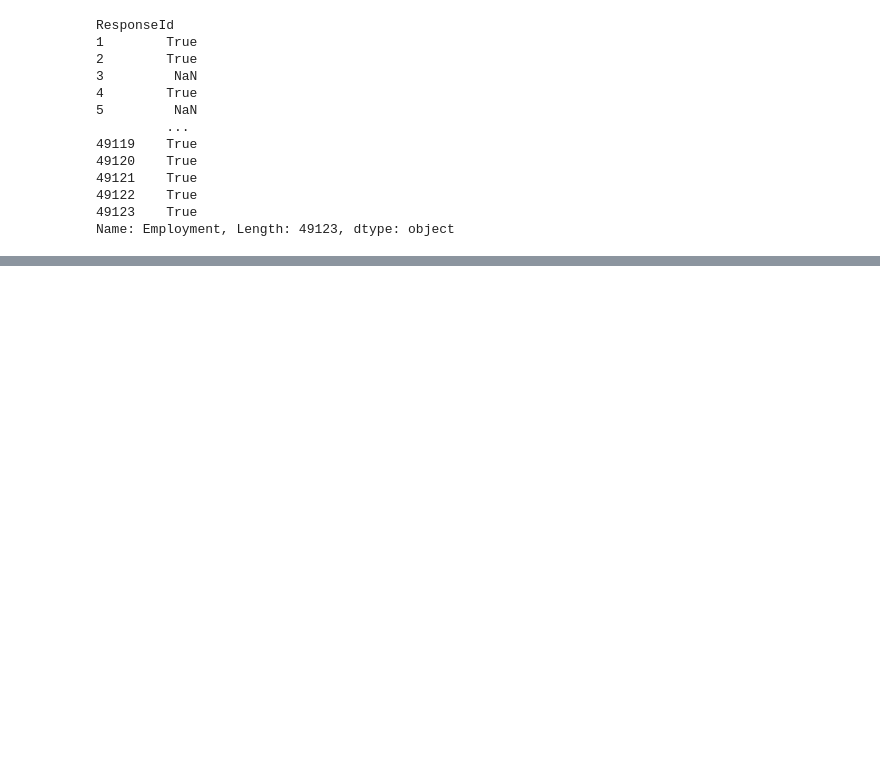
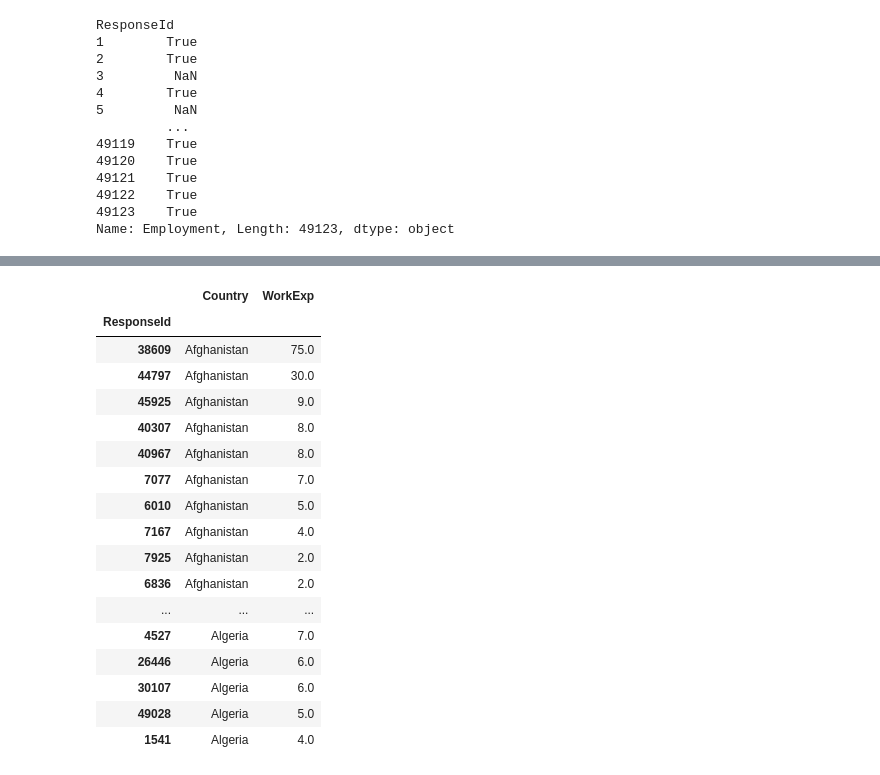
Before and after one commit to marx126/Databehandling-IAN-GAGLIARDI, a Jupyter notebook: Exercises/Stack Overflow exercise/Pandas Demo.ipynb, the cells around one changed output, grey strips where cells are left out. Cells and saved outputs as stored; diff of their text form; code cells hidden in the pictures; blank space fills up the shorter version.

```diff
--- a/Exercises/Stack Overflow exercise/Pandas Demo.ipynb
+++ b/Exercises/Stack Overflow exercise/Pandas Demo.ipynb
@@ -383,0 +427,23 @@ Name: Employment, Length: 49123, dtype: object
+# %%
+df.sort_values(by=["Country", "WorkExp"], ascending=[True, False], inplace=True)
+# %%
+df[["Country", "WorkExp"]].head(50)
+# %% [output]
+|  | Country | WorkExp |
+| ResponseId |  |  |
+| 38609 | Afghanistan | 75.0 |
+| 44797 | Afghanistan | 30.0 |
+| 45925 | Afghanistan | 9.0 |
+| 40307 | Afghanistan | 8.0 |
+| 40967 | Afghanistan | 8.0 |
+| 7077 | Afghanistan | 7.0 |
+| 6010 | Afghanistan | 5.0 |
+| 7167 | Afghanistan | 4.0 |
+| 7925 | Afghanistan | 2.0 |
+| 6836 | Afghanistan | 2.0 |
+| ... | ... | ... |
+| 4527 | Algeria | 7.0 |
+| 26446 | Algeria | 6.0 |
+| 30107 | Algeria | 6.0 |
+| 49028 | Algeria | 5.0 |
+| 1541 | Algeria | 4.0 |
```
Also changed, not shown: parts of 6 cells of this notebook.
